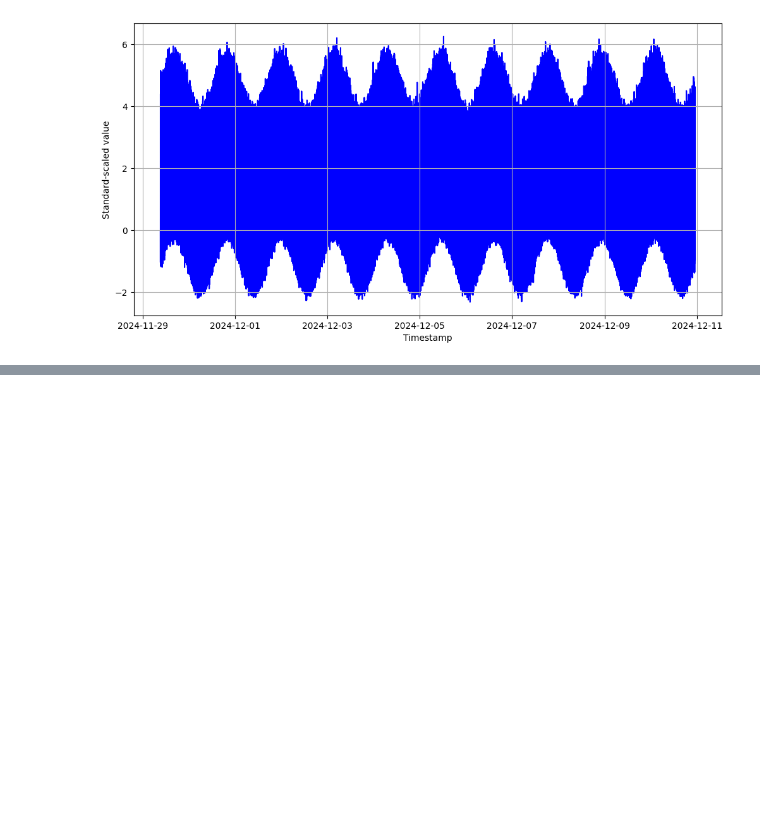
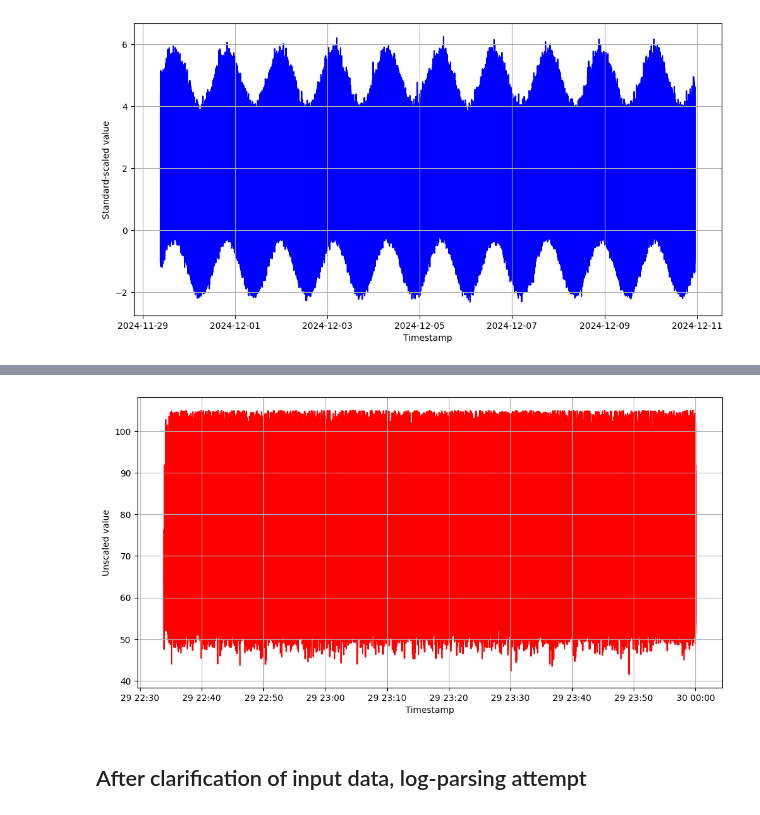
Before and after one commit to Martini-111/Anomaly_Detection, a Jupyter notebook: NAB_notebook.ipynb, the cells around one changed output, grey strips where cells are left out. Cells and saved outputs as stored; diff of their text form; code cells hidden in the pictures; blank space fills up the shorter version.

Commit message:
Started work with Log parsing and drain3

```diff
--- a/NAB_notebook.ipynb
+++ b/NAB_notebook.ipynb
@@ -210,0 +212,15 @@ plt.show()
+# %%
+small_slice_pc2 = pc2_df[pc2_df["timestamp"] < pd.Timestamp("2024-11-30")]
+# %%
+plt.figure(figsize=(12,6))
+plt.plot(small_slice_pc2['timestamp'], small_slice_pc2['cpu_temperature'], label='Value of cpu_temperature', color='red', zorder=1)
+
+plt.xlabel("Timestamp")
+plt.ylabel("Unscaled value")
+# plt.legend()
+plt.grid(True)
+plt.show()
+# %% [output]
+[figure, added]
+# %% [markdown]
+## After clarification of input data, log-parsing attempt
```
Also changed, not shown: parts of 6 cells of this notebook, 1 other file.
